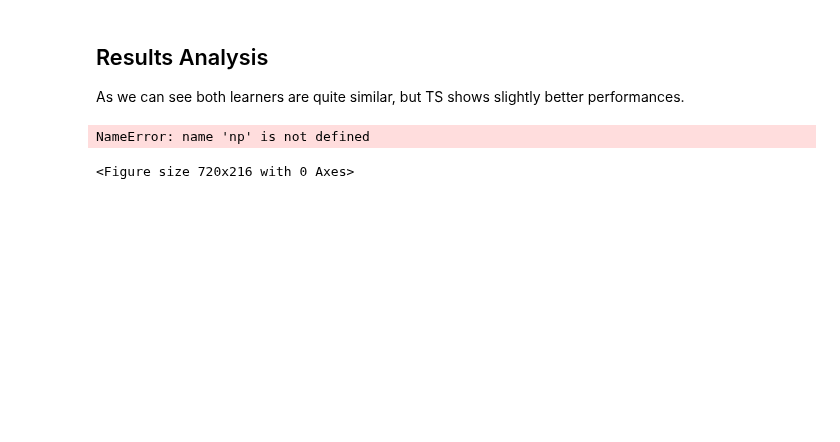
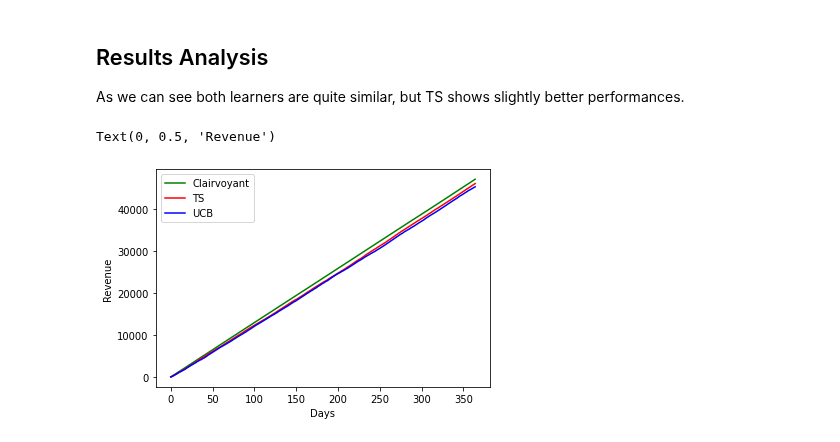
Before and after one commit to AliceCasali/Data_Intelligence_Application, a Jupyter notebook: step4.ipynb, the cells around one changed output. Saved outputs shown, nothing was run; the diff lists cells and outputs as text; code cells hidden in the pictures; blank space fills up the shorter version.

```diff
--- a/step4.ipynb
+++ b/step4.ipynb
@@ -204,17 +204,17 @@ As we can see both learners are quite similar, but TS shows slightly better perf
 # %%
 import matplotlib.pyplot as plt
 
-plt.figure(figsize=(10,3))
+#plt.figure(figsize=(10,3))
 plt.plot(np.cumsum(clairvoyant_per_class_per_day), color='green', label='Clairvoyant')
 plt.plot(np.cumsum(ts_rewards_per_class_per_day), color='red', label='TS')
 plt.plot(np.cumsum(u_rewards_per_class_per_day), color='blue', label='UCB')
 
 plt.legend()
 plt.xlabel('Days')
 plt.ylabel('Revenue')
 # %% [output]
-NameError: name 'np' is not defined
+Text(0, 0.5, 'Revenue')
-<Figure size 720x216 with 0 Axes>
+[figure, added]
 # %%
 import matplotlib.pyplot as plt
 from scipy.signal import savgol_filter
```
Also changed, not shown: parts of 7 cells of this notebook, 9 other files.
